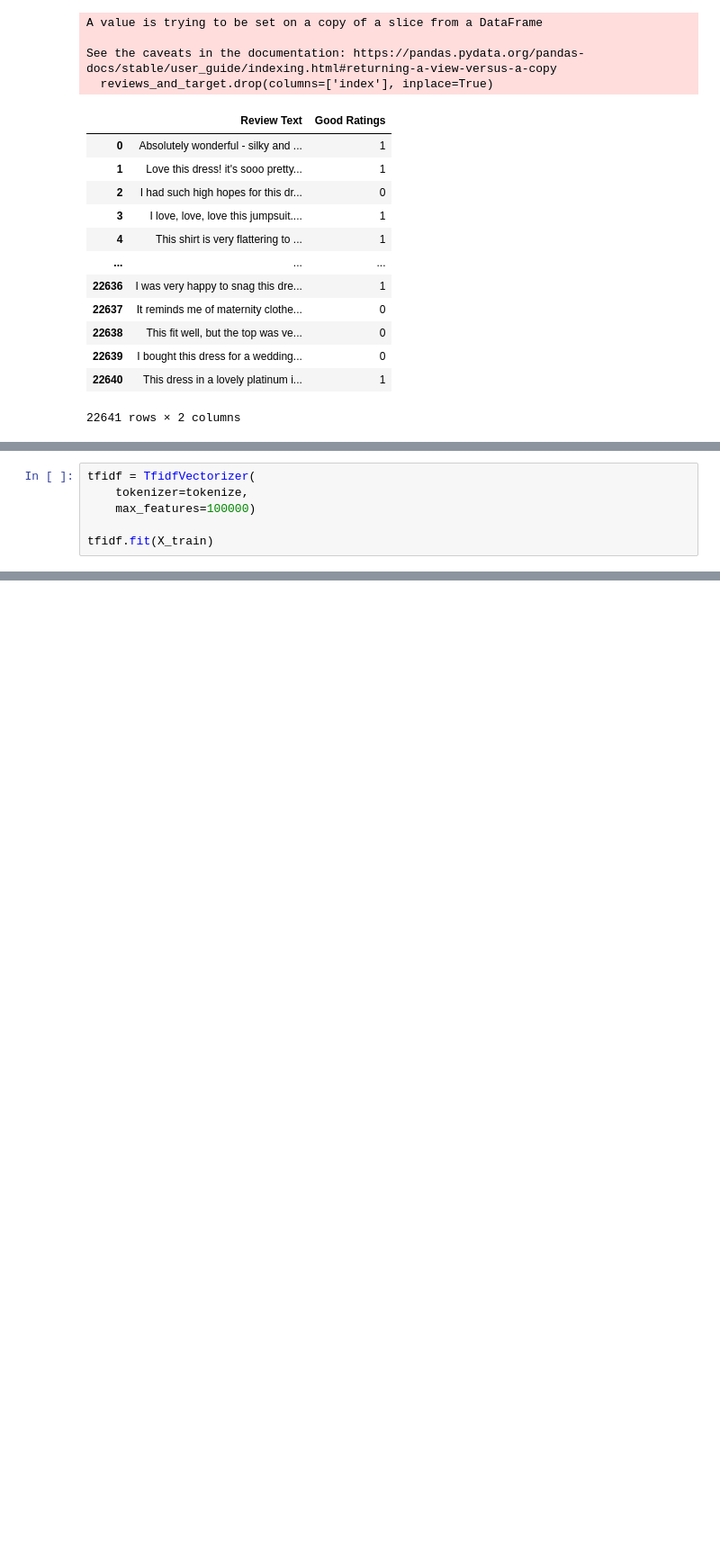
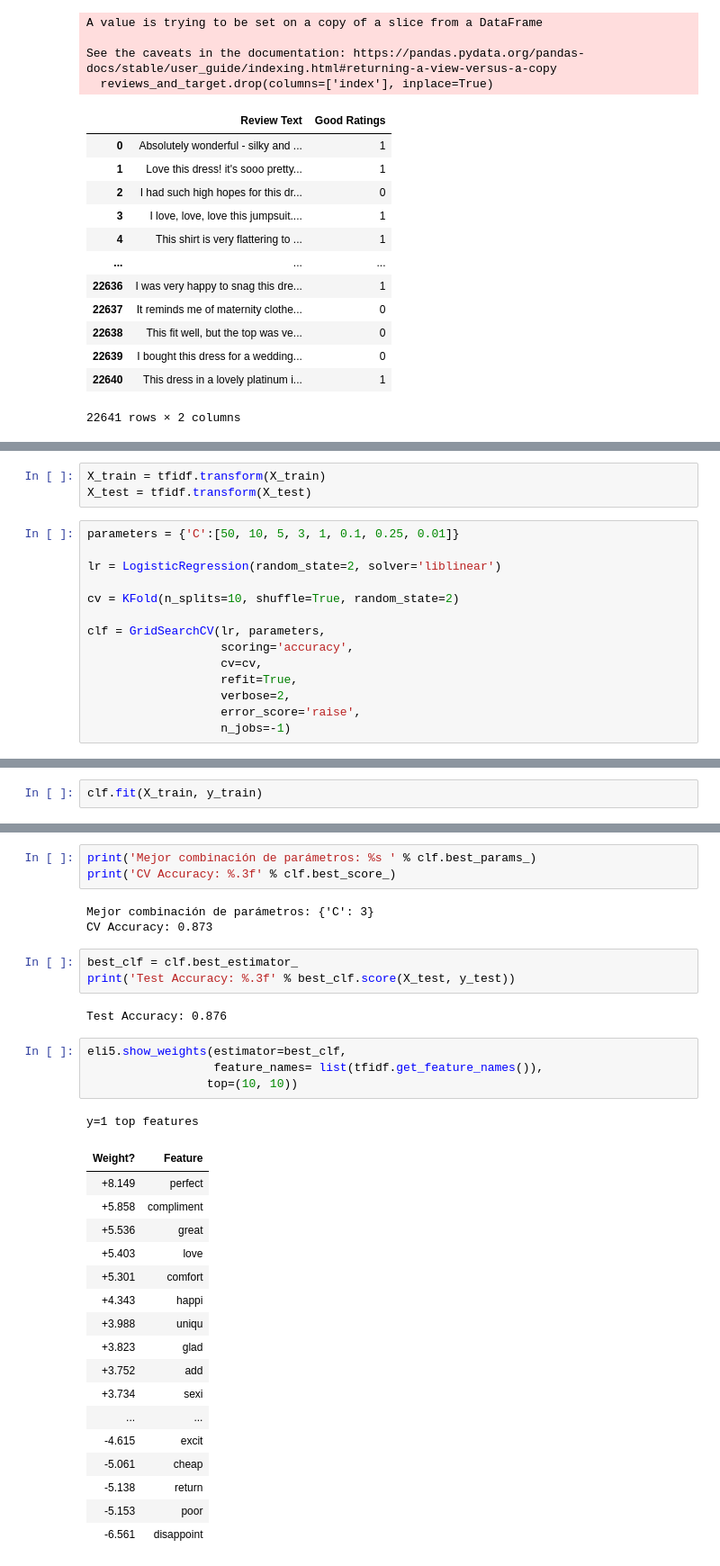
Before and after one commit to Jonathan-R0/TP2-OrganizacionDeDatos, a Jupyter notebook: src/Parte1.ipynb, the cells around one changed output, grey strips where cells are left out. Shown: that part at 90% size. Saved outputs shown, nothing was run; the diff lists cells and outputs as text; blank space fills up the shorter version.

```diff
--- a/src/Parte1.ipynb
+++ b/src/Parte1.ipynb
@@ -262,6 +264,17 @@ X_train, X_test, y_train, y_test = train_test_split(reviews_and_target_x, review
+# %%
+X_train = tfidf.transform(X_train)
+X_test = tfidf.transform(X_test)
 # %%
-tfidf = TfidfVectorizer(
-    tokenizer=tokenize,
-    max_features=100000)
+parameters = {'C':[50, 10, 5, 3, 1, 0.1, 0.25, 0.01]}
 
-tfidf.fit(X_train)
+lr = LogisticRegression(random_state=2, solver='liblinear')
+
+cv = KFold(n_splits=10, shuffle=True, random_state=2)
+
+clf = GridSearchCV(lr, parameters,
+                   scoring='accuracy',
+                   cv=cv,
+                   refit=True,
+                   verbose=2,
+                   error_score='raise',
+                   n_jobs=-1)
@@ -269,0 +281,2 @@ NameError: name 'tokenize' is not defined
+# %%
+clf.fit(X_train, y_train)
@@ -269,0 +290,34 @@ NameError: name 'tokenize' is not defined
+# %%
+print('Mejor combinación de parámetros: %s ' % clf.best_params_)
+print('CV Accuracy: %.3f' % clf.best_score_)
+# %% [output]
+Mejor combinación de parámetros: {'C': 3}
+CV Accuracy: 0.873
+# %%
+best_clf = clf.best_estimator_
+print('Test Accuracy: %.3f' % best_clf.score(X_test, y_test))
+# %% [output]
+Test Accuracy: 0.876
+# %%
+eli5.show_weights(estimator=best_clf,
+                  feature_names= list(tfidf.get_feature_names()),
+                 top=(10, 10))
+# %% [output]
+y=1 top features
+| Weight? | Feature |
+| +8.149 | perfect |
+| +5.858 | compliment |
+| +5.536 | great |
+| +5.403 | love |
+| +5.301 | comfort |
+| +4.343 | happi |
+| +3.988 | uniqu |
+| +3.823 | glad |
+| +3.752 | add |
+| +3.734 | sexi |
+| ... | ... |
+| -4.615 | excit |
+| -5.061 | cheap |
+| -5.138 | return |
+| -5.153 | poor |
+| -6.561 | disappoint |
```
Also changed, not shown: parts of 11 cells of this notebook.
